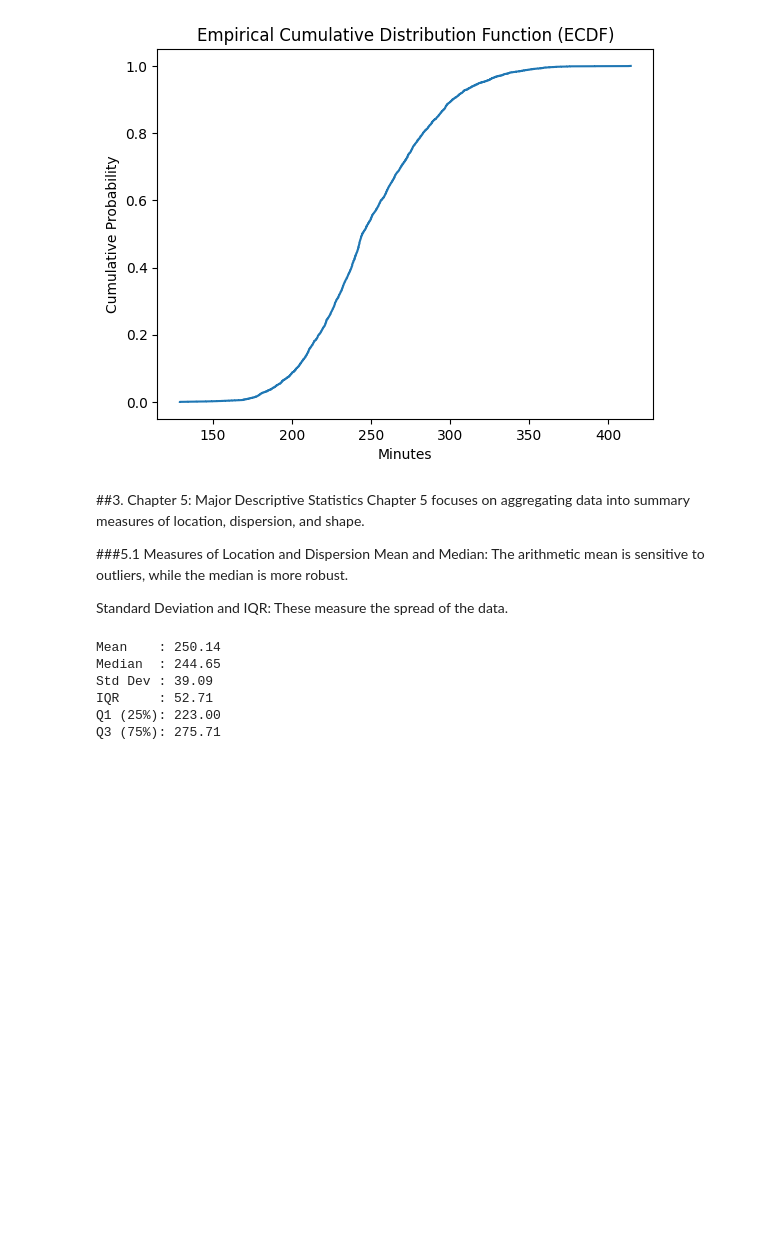
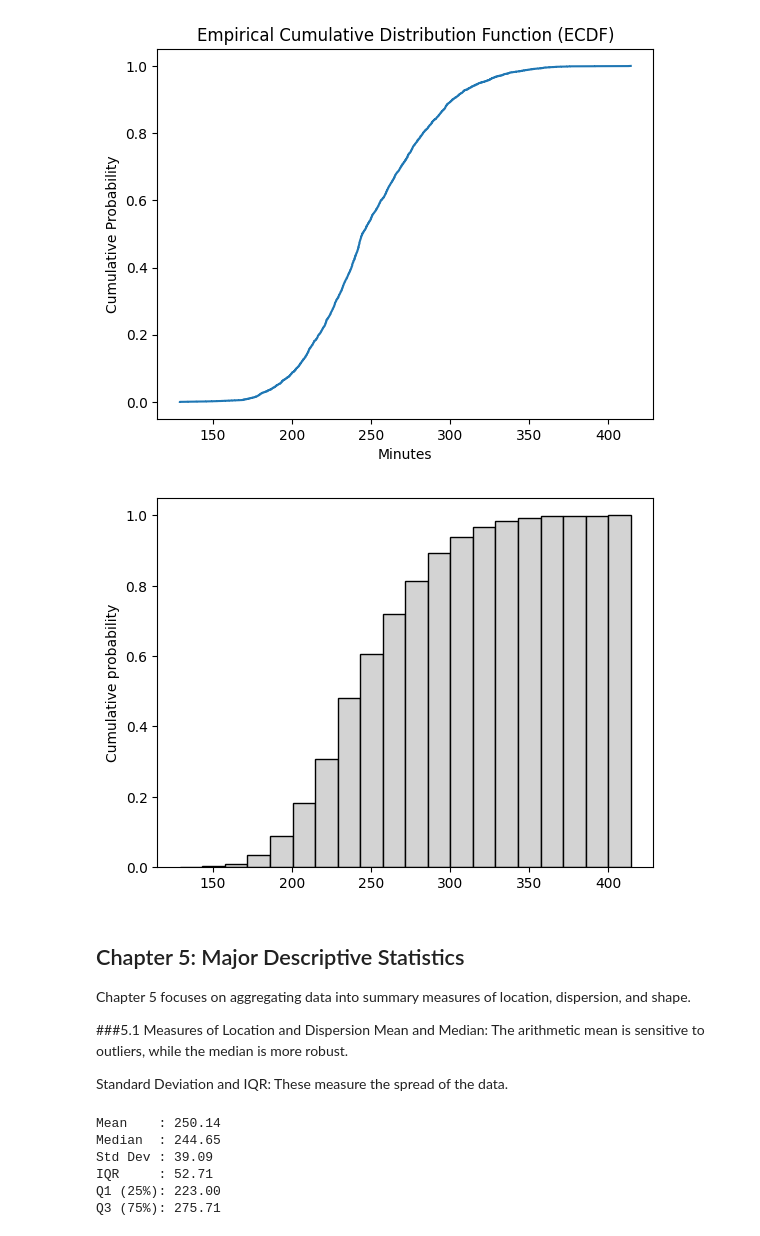
Before and after one commit to adong-hood/cs200, a Jupyter notebook: assignment2_descriptive_statistics.ipynb, the cells around one changed output. Drawn from its saved outputs; the diff is of its cells as text; code cells hidden in the pictures; blank space fills up the shorter version.

```diff
--- a/assignment2_descriptive_statistics.ipynb
+++ b/assignment2_descriptive_statistics.ipynb
@@ -96,8 +104,15 @@ plt.ylabel("Cumulative Probability")
 plt.show()
 # %% [output]
 [figure]
+# %%
+#- the plt option for cumulative distribution.
+plt.hist(marathon, bins=20, cumulative=True, density=True, color="lightgray", edgecolor="black")
+plt.ylabel("Cumulative probability")
+plt.show()
+# %% [output]
+[figure, added]
 # %% [markdown]
-##3. Chapter 5: Major Descriptive Statistics
+## Chapter 5: Major Descriptive Statistics
 Chapter 5 focuses on aggregating data into summary measures of location, dispersion, and shape.
 
 ###5.1 Measures of Location and Dispersion
```
Also changed, not shown: parts of 26 cells of this notebook.
